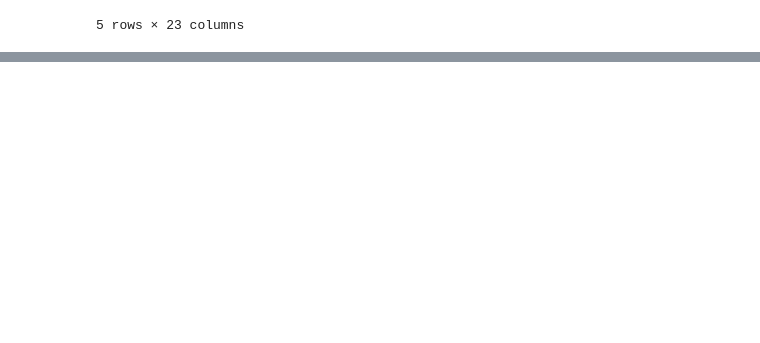
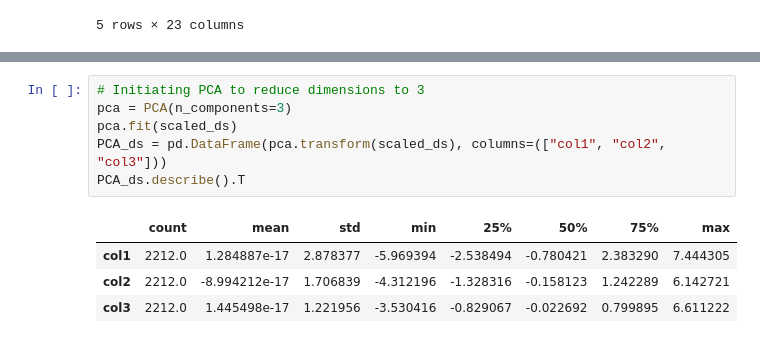
Before and after one commit to felixr04/Customer-Segmentation, a Jupyter notebook: Untitled.ipynb, the cells around one changed output, grey strips where cells are left out. Cells and saved outputs as stored; diff of their text form; blank space fills up the shorter version.

Commit message:
Dimensionality Reduction
Reduced the dimensions of the dataframe to 3 clusters using PCA.

```diff
--- a/Untitled.ipynb
+++ b/Untitled.ipynb
@@ -275,0 +283,11 @@ Dataframe to be used for further modeling:
+# %%
+# Initiating PCA to reduce dimensions to 3
+pca = PCA(n_components=3)
+pca.fit(scaled_ds)
+PCA_ds = pd.DataFrame(pca.transform(scaled_ds), columns=(["col1", "col2", "col3"]))
+PCA_ds.describe().T
+# %% [output]
+|  | count | mean | std | min | 25% | 50% | 75% | max |
+| col1 | 2212.0 | 1.284887e-17 | 2.878377 | -5.969394 | -2.538494 | -0.780421 | 2.383290 | 7.444305 |
+| col2 | 2212.0 | -8.994212e-17 | 1.706839 | -4.312196 | -1.328316 | -0.158123 | 1.242289 | 6.142721 |
+| col3 | 2212.0 | 1.445498e-17 | 1.221956 | -3.530416 | -0.829067 | -0.022692 | 0.799895 | 6.611222 |
```
Also changed, not shown: parts of 3 cells of this notebook.
